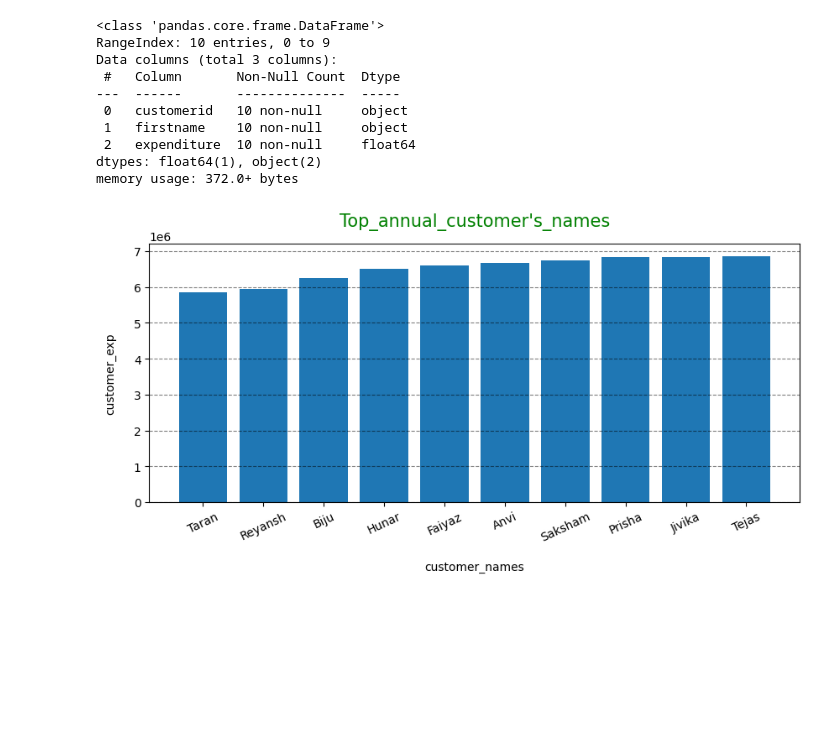
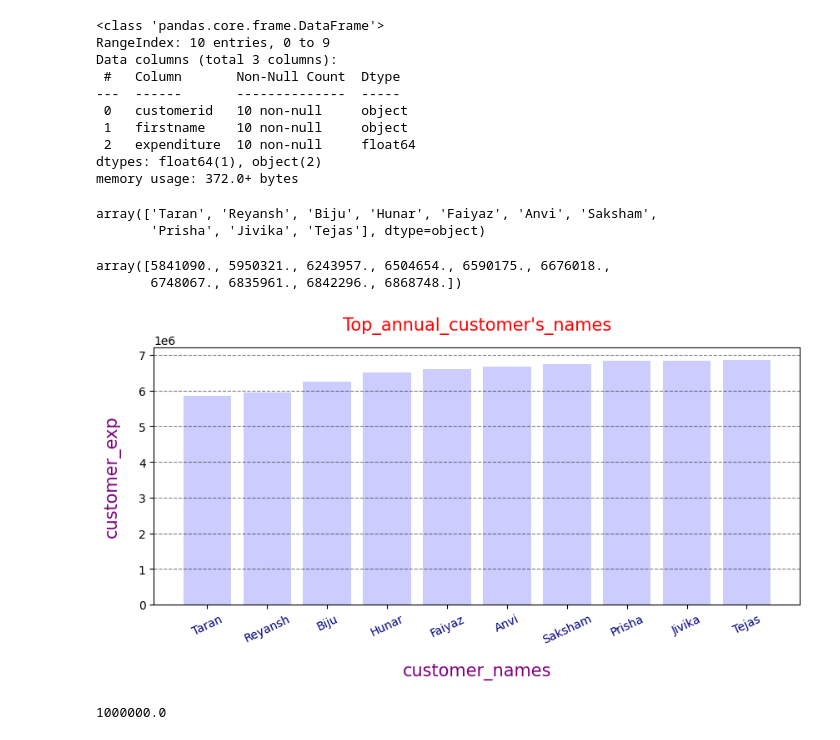
Before and after one commit to MolyaRoshida03/ecommerce_analysis, a Jupyter notebook: SwiftMarket.ipynb, the cells around one changed output. Drawn from its saved outputs; the diff is of its cells as text; code cells hidden in the pictures; blank space fills up the shorter version.

```diff
--- a/SwiftMarket.ipynb
+++ b/SwiftMarket.ipynb
@@ -124,31 +124,45 @@ memory usage: 372.0+ bytes
 customer_names = top_annual_customers['firstname'].values
 # %%
 customer_exp = top_annual_customers['expenditure'].values
+# %%
+customer_names
+# %% [output]
+array(['Taran', 'Reyansh', 'Biju', 'Hunar', 'Faiyaz', 'Anvi', 'Saksham',
+       'Prisha', 'Jivika', 'Tejas'], dtype=object)
+# %%
+customer_exp
+# %% [output]
+array([5841090., 5950321., 6243957., 6504654., 6590175., 6676018.,
+       6748067., 6835961., 6842296., 6868748.])
 # %%
 # customize the figure size
 plt.figure(figsize=(10,4))
 
 # ploting bar graph
-plt.bar(height=customer_exp,x=customer_names)
+plt.bar(height =customer_exp,x=customer_names,color='#CCCCFF')
 
 # giving title to the graph
-plt.title("Top_annual_customer's_names",pad=15, size=15,color='green')
+plt.title("Top_annual_customer's_names",pad=15, size=15,color='red')
 
 # using cmap
 #cmap = plt.cm.Greens(np.linspace(0.5,1),len(customer_names))
 
 # giving labels to the grapg
-plt.xlabel('customer_names',labelpad=15)
-plt.ylabel('customer_exp',labelpad=15)
+plt.xlabel('customer_names',labelpad=15, color='purple', size=15)
+plt.ylabel('customer_exp',labelpad=15, c='purple',size=15)
 
 # using anotation
-plt.xticks(rotation = 25)
+plt.xticks(rotation = 25,c='#000080')
 
 # applying grid
 plt.grid(axis='y',alpha=0.5,color='black',ls='dashed')
 
 
 
 plt.show()
 # %% [output]
-[figure, old version]
+[figure, new version]
+# %%
+1e6
+# %% [output]
+1000000.0
```
Also changed, not shown: parts of 1 cell of this notebook.
